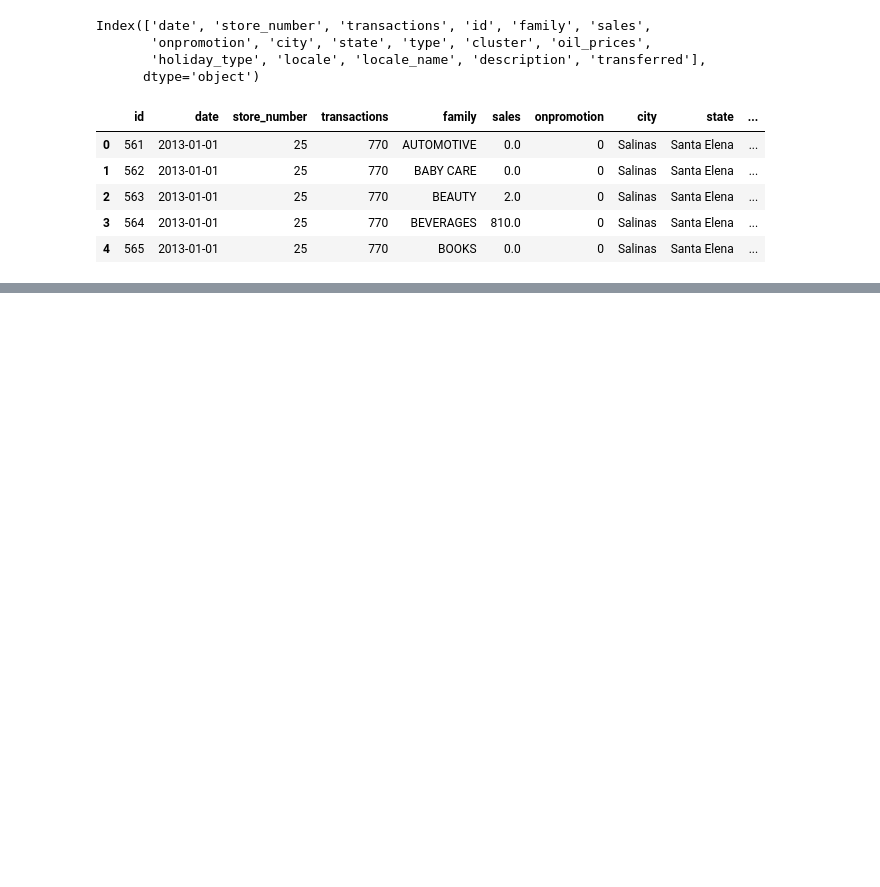
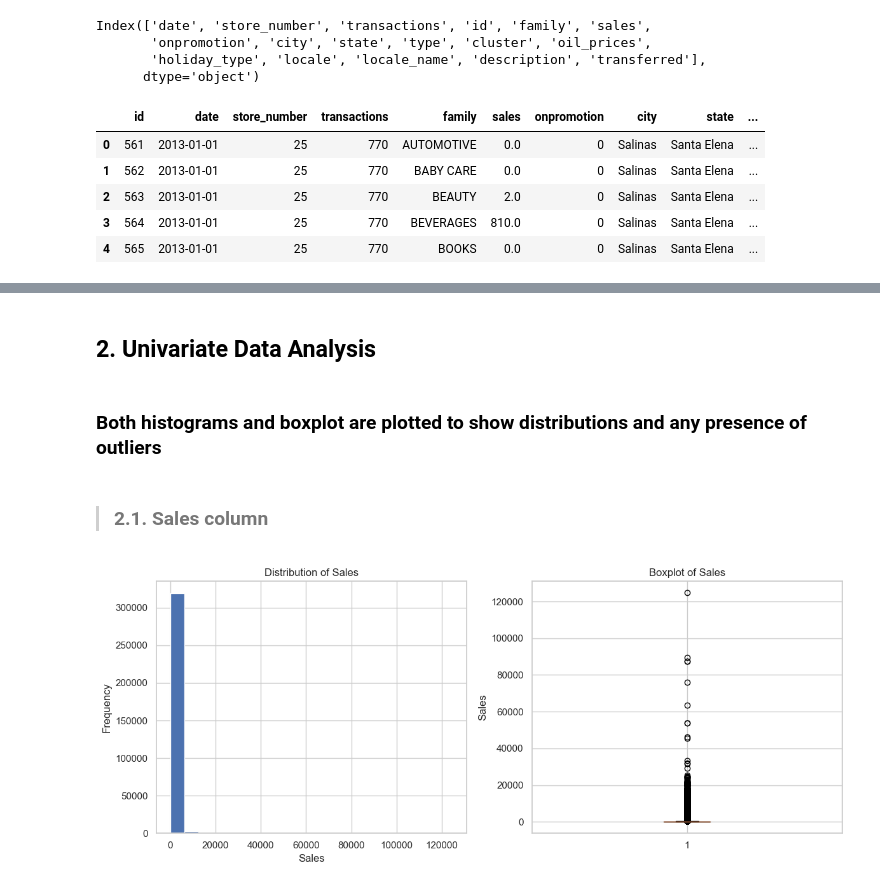
Before and after one commit to aaronayitey/LP3-Time-Series-Analysis, a Jupyter notebook: code.ipynb, the cells around one changed output, grey strips where cells are left out. Drawn from its saved outputs; the diff is of its cells as text; code cells hidden in the pictures; blank space fills up the shorter version.

Commit message:
univariate and bivariate analysis

```diff
--- a/code.ipynb
+++ b/code.ipynb
@@ -223,0 +302,28 @@ salesdata.head()
+# %% [markdown]
+## **2. Univariate Data Analysis**
+# %% [markdown]
+### **Both histograms and boxplot are plotted to show distributions and any presence of outliers**
+# %% [markdown]
+>### **2.1. Sales column**
+# %%
+# Create a figure and two subplots side by side
+fig, (ax1, ax2) = plt.subplots(1, 2, figsize=(12, 5))
+
+# Plot the histogram on the first subplot (ax1)
+ax1.hist(salesdata['sales'], bins=20)
+ax1.set_xlabel('Sales')
+ax1.set_ylabel('Frequency')
+ax1.set_title('Distribution of Sales')
+
+# Plot the boxplot on the second subplot (ax2)
+ax2.boxplot(salesdata['sales'])
+ax2.set_ylabel('Sales')
+ax2.set_title('Boxplot of Sales')
+
+# Adjust layout to avoid overlapping labels
+plt.tight_layout()
+
+# Show the plots
+plt.show()
+# %% [output]
+[figure, added]
```
Also changed, not shown: parts of 52 cells of this notebook.
